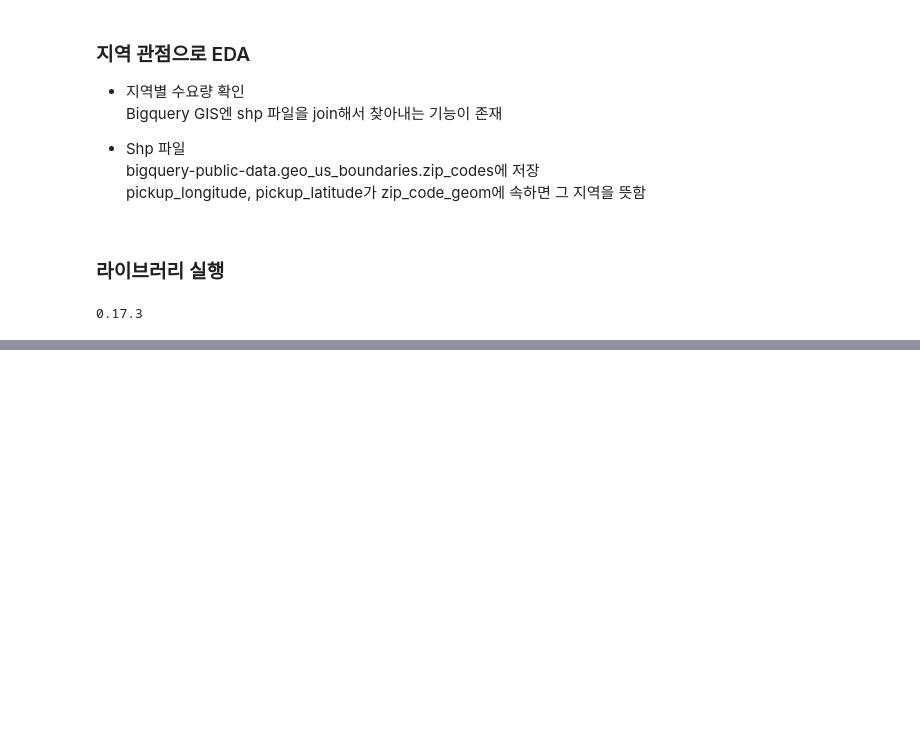
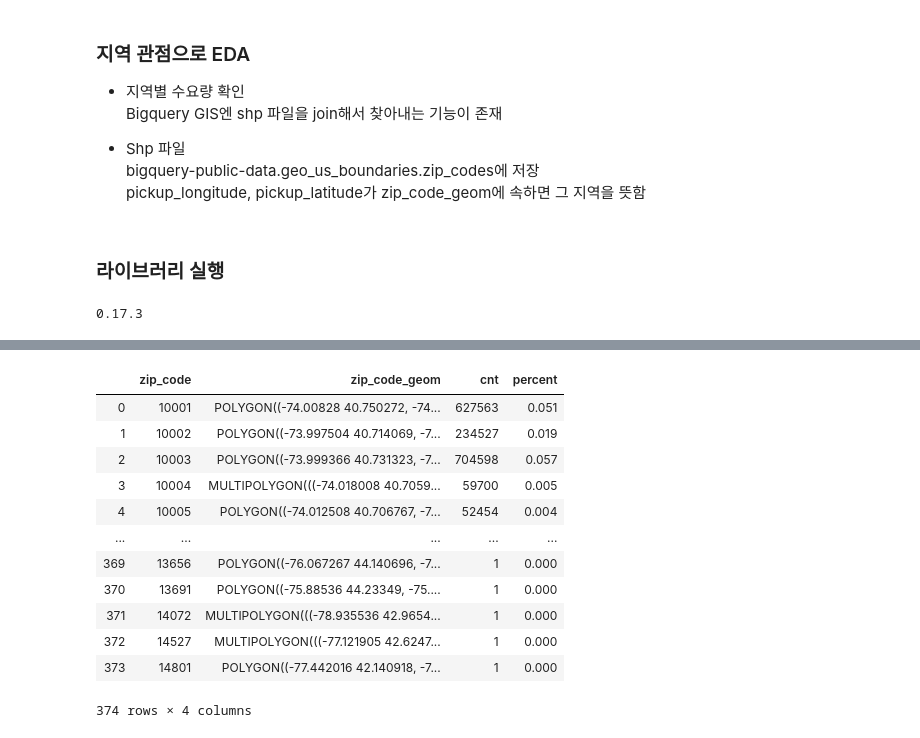
Before and after one commit to jeonprize/New_york_demand_forecasting, a Jupyter notebook: EDA ( Region ).ipynb, the cells around one changed output, grey strips where cells are left out. Saved outputs shown, nothing was run; the diff lists cells and outputs as text; code cells hidden in the pictures; blank space fills up the shorter version.

```diff
--- a/EDA ( Region ).ipynb
+++ b/EDA ( Region ).ipynb
@@ -56,0 +66,3 @@ df = pd.read_gbq(query=query, dialect='standard', project_id='new-york-taxi-3095
+# %%
+zip_code_agg_df = df.groupby(['zip_code','zip_code_geom'])['cnt'].sum().reset_index()
+zip_code_agg_df
@@ -56,0 +83,17 @@ df = pd.read_gbq(query=query, dialect='standard', project_id='new-york-taxi-3095
+# %%
+zip_code_agg_df['percent'] = (zip_code_agg_df['cnt']/df['cnt'].sum()).round(3)
+zip_code_agg_df
+# %% [output]
+|  | zip_code | zip_code_geom | cnt | percent |
+| 0 | 10001 | POLYGON((-74.00828 40.750272, -74... | 627563 | 0.051 |
+| 1 | 10002 | POLYGON((-73.997504 40.714069, -7... | 234527 | 0.019 |
+| 2 | 10003 | POLYGON((-73.999366 40.731323, -7... | 704598 | 0.057 |
+| 3 | 10004 | MULTIPOLYGON(((-74.018008 40.7059... | 59700 | 0.005 |
+| 4 | 10005 | POLYGON((-74.012508 40.706767, -7... | 52454 | 0.004 |
+| ... | ... | ... | ... | ... |
+| 369 | 13656 | POLYGON((-76.067267 44.140696, -7... | 1 | 0.000 |
+| 370 | 13691 | POLYGON((-75.88536 44.23349, -75.... | 1 | 0.000 |
+| 371 | 14072 | MULTIPOLYGON(((-78.935536 42.9654... | 1 | 0.000 |
+| 372 | 14527 | MULTIPOLYGON(((-77.121905 42.6247... | 1 | 0.000 |
+| 373 | 14801 | POLYGON((-77.442016 42.140918, -7... | 1 | 0.000 |
+374 rows × 4 columns
```
Also changed, not shown: parts of 6 cells of this notebook.
